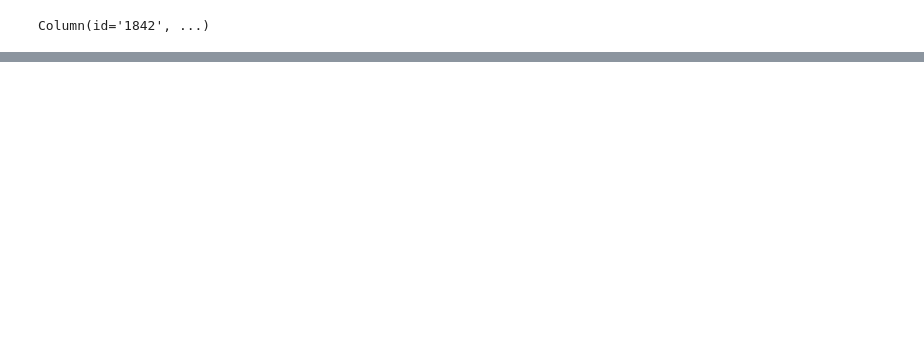
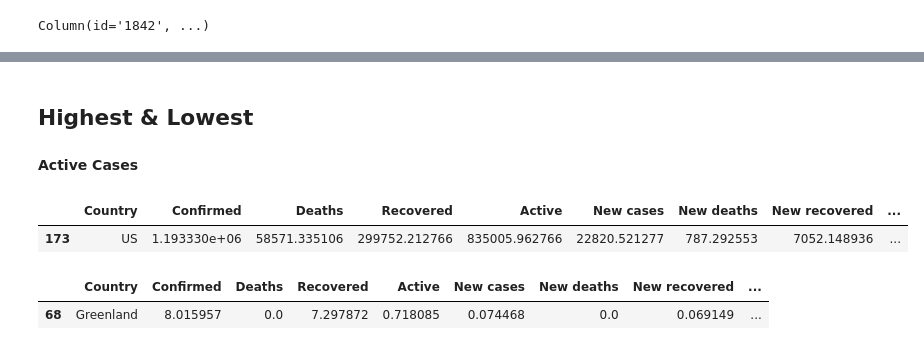
Before and after one commit to kaushik03/Data-Analysis-Projects, a Jupyter notebook: Covid-19/Covid Analysis Country Based.ipynb, the cells around one changed output, grey strips where cells are left out. Drawn from its saved outputs; the diff is of its cells as text; code cells hidden in the pictures; blank space fills up the shorter version.

```diff
--- a/Covid-19/Covid Analysis Country Based.ipynb
+++ b/Covid-19/Covid Analysis Country Based.ipynb
@@ -291,0 +328,16 @@ Top_countries.plot.line(x = "Country",
+# %% [markdown]
+## Highest & Lowest
+# %% [markdown]
+**Active Cases**
+# %%
+highest_active_cases = country_cases[country_cases["Active"] == country_cases.Active.max()]
+highest_active_cases
+# %% [output]
+|  | Country | Confirmed | Deaths | Recovered | Active | New cases | New deaths | New recovered | ... |
+| 173 | US | 1.193330e+06 | 58571.335106 | 299752.212766 | 835005.962766 | 22820.521277 | 787.292553 | 7052.148936 | ... |
+# %%
+lowest_active_cases = country_cases[country_cases["Active"] == country_cases.Active.min()]
+lowest_active_cases
+# %% [output]
+|  | Country | Confirmed | Deaths | Recovered | Active | New cases | New deaths | New recovered | ... |
+| 68 | Greenland | 8.015957 | 0.0 | 7.297872 | 0.718085 | 0.074468 | 0.0 | 0.069149 | ... |
```
Also changed, not shown: parts of 7 cells of this notebook, 5 other files.
